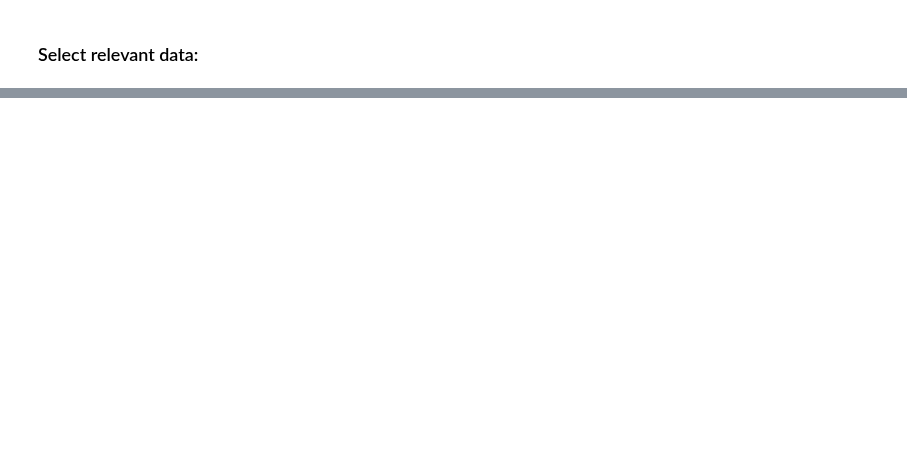
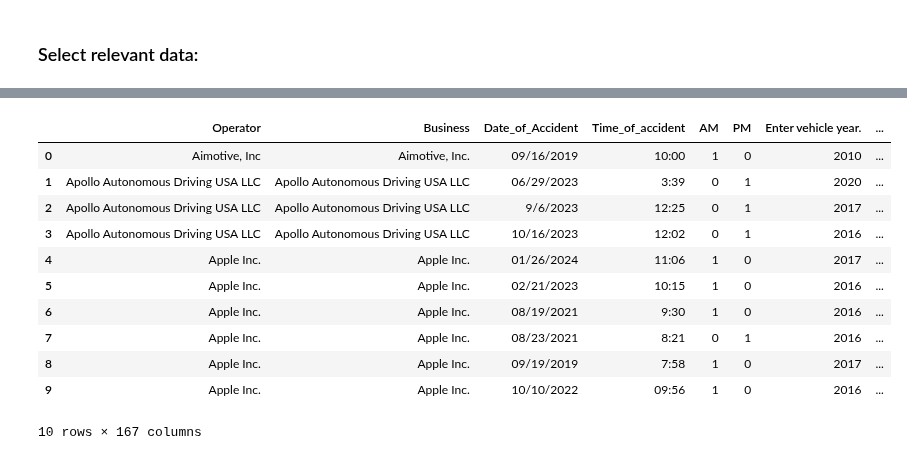
Before and after one commit to Kyle-Markwardt/self-driving-vehicles, a Jupyter notebook: pdf.ipynb, the cells around one changed output, grey strips where cells are left out. Drawn from its saved outputs; the diff is of its cells as text; code cells hidden in the pictures; blank space fills up the shorter version.

```diff
--- a/pdf.ipynb
+++ b/pdf.ipynb
@@ -12,6 +12,8 @@ import zipfile
 '''These are all of the fields which I think are relevant: Operator, time and place, vehicle details, damage report,
 other party details, description, mode, conditions. NOTE: many fields which are positive are marked with a BLANK " ",
 while negatives marked with "None".'''
+
+
 
 
 
@@ -74,12 +76,29 @@ damage_only = ['Unknown','None','minor','Moderate','major',
               'Left Front Corner 1','Left Front Corner 2','Right Front Corner 1', 'Right Front Corner 2',
               'Left Front Corner 3','Front Bumper','Right Front Corner 3',]
 
-geo_only = ['MANufACTuRERS NAME','BuSINESS NAME',
-              'DATE Of ACCIDENT','Time of Accident','AM','PM',
-              'section 2  accident infoRmation.0','section 2  accident infoRmation.1.0','section 2  accident infoRmation.1.1.0',
-              'section 2  accident infoRmation.1.1.1.0','section 2  accident infoRmation.1.1.1.1']
+geo_only = ['Operator','Business',
+              'Date_of_Accident','Time_of_accident','AM','PM',
+              'location', 'city', 'county',
+              'state','zip']
 
-description_cols = ["section 2  accident infoRmation.0", "Autonomous Mode", 'ADDRESS_2.1.0.1']
+description_cols = ["location", "In_autonomy", 'Description']
+
+
+# Rename columns:
+rename_dict = {"Section 1 Manufacturers information. enter manufacturer's NAME": 'Operator',
+               "enter BUSINESS NAME": 'Business',
+               "Section 2. Accident information vehicle one enter DATE Of ACCIDENT": "Date_of_Accident",
+               "enter time of accident": "Time_of_accident",
+               "Time of accident. Mark if Ay M.":"AM",
+               "Mark if P M.":"PM",
+               "enter address and location of accident.":"location",
+               "enter city of accident":"city",
+               "enter county of accident.":"county",
+               "enter state of accident.":"state",
+               "enter zip code of accident.":"zip",
+               "describe accident details.":"Description",
+               "section 5. accident details description. Mark if Autonomous Mode.":"In_autonomy",
+               "Mark if Conventional Mode":"Conventional_mode"}
 # %%
 # This function read the filed name, alternate field name, and field values
 def parse_field_helper(form_data, field, prefix=None):
@@ -162,6 +206,9 @@ all_collisions_df.head()
 # %%
+# Rename columns
+all_collisions_df.rename(columns=rename_dict, inplace=True)
+
 # Fill Mfg name
-all_collisions_df['Section 1 Manufacturers information. enter manufacturer\'s NAME'] = all_collisions_df['Section 1 Manufacturers information. enter manufacturer\'s NAME'].fillna(all_collisions_df['enter BUSINESS NAME'])
+all_collisions_df['Operator'] = all_collisions_df['Operator'].fillna(all_collisions_df['Business'])
 
 # TODO: Need to change " "s into True and "None" into False
 # Iterate over each column
@@ -169,10 +216,25 @@ for column in all_collisions_df.columns:
     # Replace empty strings and None with specific values
     all_collisions_df[column] = all_collisions_df[column].replace({"": 1, None: 0, "Yes" :1})
 
-# Rename columns
+
+
 
 # TODO: Change the conditions column names (light, weather, etc) into the alt_filed name (tuple[1]) for human readability. - NOTE: partially solved by using Alt_text instead of text. Still should be cleaned
-all_collisions_df.head()
+# %%
+all_collisions_df.head(10)
+# %% [output]
+|  | Operator | Business | Date_of_Accident | Time_of_accident | AM | PM | Enter vehicle year. | ... |
+| 0 | Aimotive, Inc | Aimotive, Inc. | 09/16/2019 | 10:00 | 1 | 0 | 2010 | ... |
+| 1 | Apollo Autonomous Driving USA LLC | Apollo Autonomous Driving USA LLC | 06/29/2023 | 3:39 | 0 | 1 | 2020 | ... |
+| 2 | Apollo Autonomous Driving USA LLC | Apollo Autonomous Driving USA LLC | 9/6/2023 | 12:25 | 0 | 1 | 2017 | ... |
+| 3 | Apollo Autonomous Driving USA LLC | Apollo Autonomous Driving USA LLC | 10/16/2023 | 12:02 | 0 | 1 | 2016 | ... |
+| 4 | Apple Inc. | Apple Inc. | 01/26/2024 | 11:06 | 1 | 0 | 2017 | ... |
+| 5 | Apple Inc. | Apple Inc. | 02/21/2023 | 10:15 | 1 | 0 | 2016 | ... |
+| 6 | Apple Inc. | Apple Inc. | 08/19/2021 | 9:30 | 1 | 0 | 2016 | ... |
+| 7 | Apple Inc. | Apple Inc. | 08/23/2021 | 8:21 | 0 | 1 | 2016 | ... |
+| 8 | Apple Inc. | Apple Inc. | 09/19/2019 | 7:58 | 1 | 0 | 2017 | ... |
+| 9 | Apple Inc. | Apple Inc. | 10/10/2022 | 09:56 | 1 | 0 | 2016 | ... |
+10 rows × 167 columns
 # %%
 # Fresh locations dataframe
 collision_locations = all_collisions_df[geo_only]
```
Also changed, not shown: parts of 7 cells of this notebook, 2 other files.
